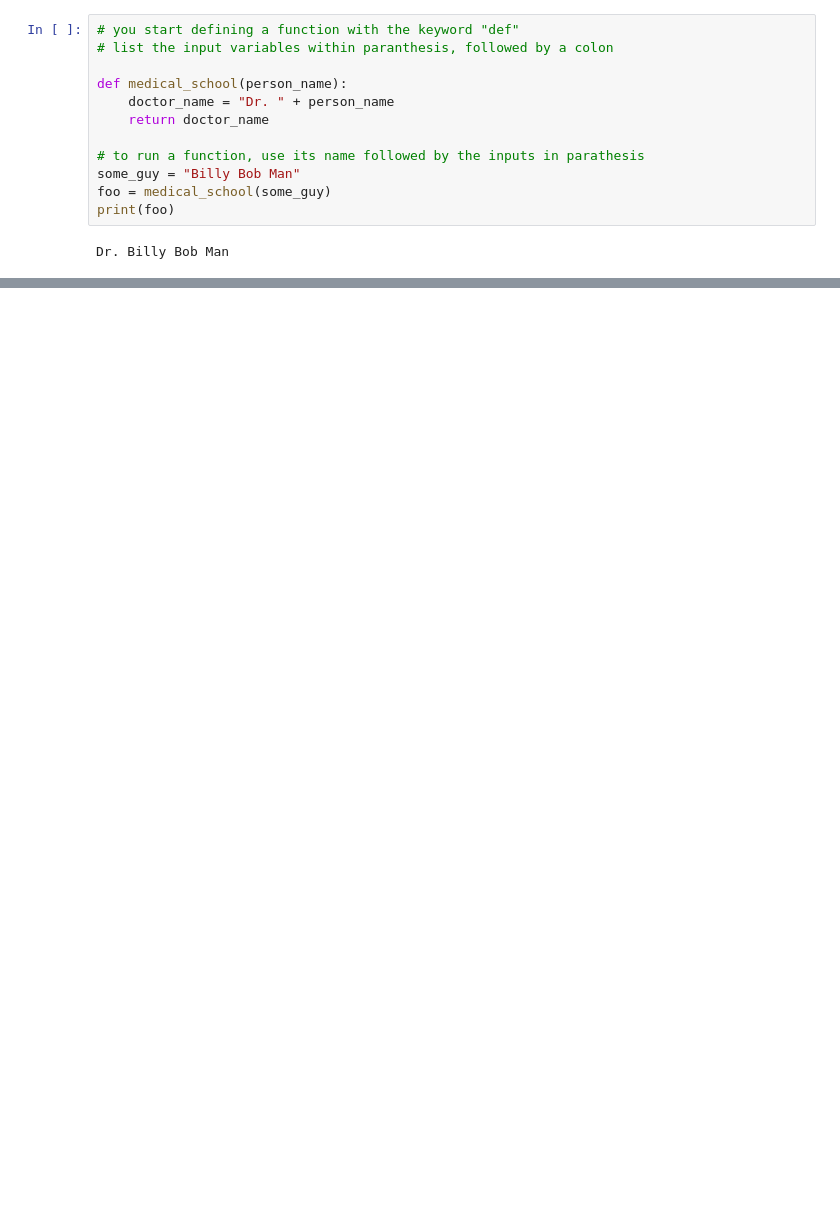
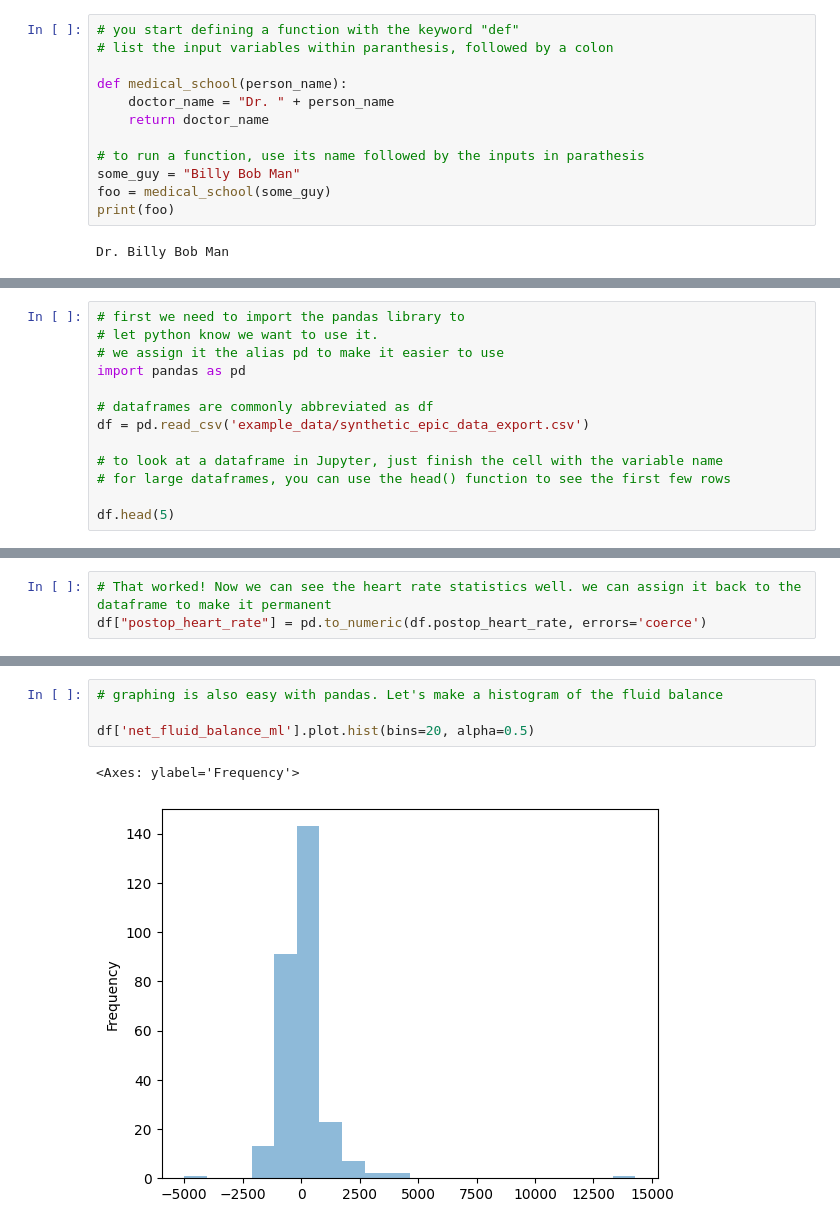
Before and after one commit to alexgoodell/aimlab-cloud-tutorials, a Jupyter notebook: welcome.ipynb, the cells around one changed output, grey strips where cells are left out. Drawn from its saved outputs; the diff is of its cells as text; blank space fills up the shorter version.

```diff
--- a/welcome.ipynb
+++ b/welcome.ipynb
@@ -226,0 +183,13 @@ ModuleNotFoundError: No module named 'pandas'
+# %%
+# first we need to import the pandas library to
+# let python know we want to use it.
+# we assign it the alias pd to make it easier to use
+import pandas as pd
+
+# dataframes are commonly abbreviated as df
+df = pd.read_csv('example_data/synthetic_epic_data_export.csv')
+
+# to look at a dataframe in Jupyter, just finish the cell with the variable name
+# for large dataframes, you can use the head() function to see the first few rows
+
+df.head(5)
@@ -226,0 +279,3 @@ ModuleNotFoundError: No module named 'pandas'
+# %%
+# That worked! Now we can see the heart rate statistics well. we can assign it back to the dataframe to make it permanent
+df["postop_heart_rate"] = pd.to_numeric(df.postop_heart_rate, errors='coerce')
@@ -226,0 +291,7 @@ ModuleNotFoundError: No module named 'pandas'
+# %%
+# graphing is also easy with pandas. Let's make a histogram of the fluid balance
+
+df['net_fluid_balance_ml'].plot.hist(bins=20, alpha=0.5)
+# %% [output]
+<Axes: ylabel='Frequency'>
+[figure, added]
```
Also changed, not shown: parts of 25 cells of this notebook, 1 other file.
